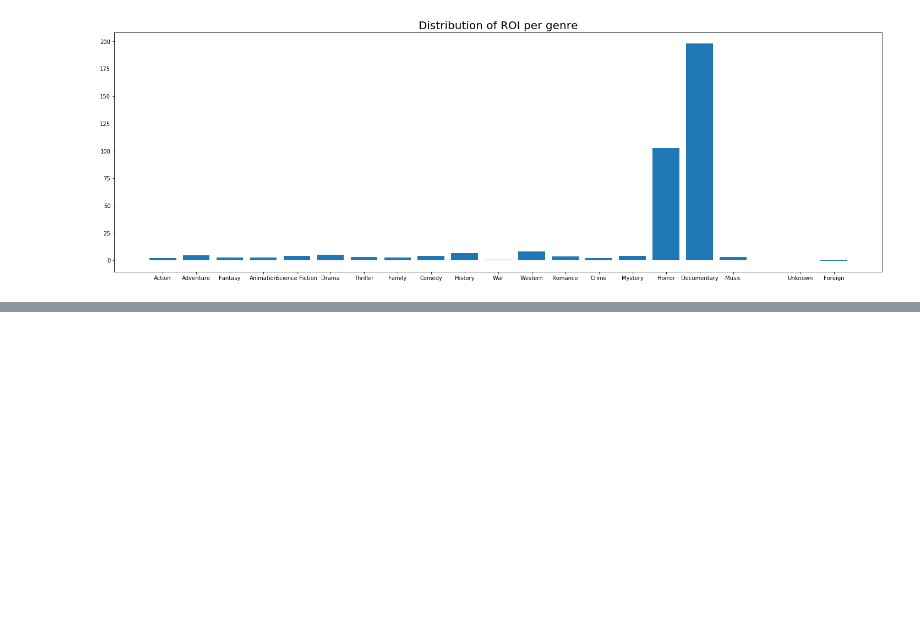
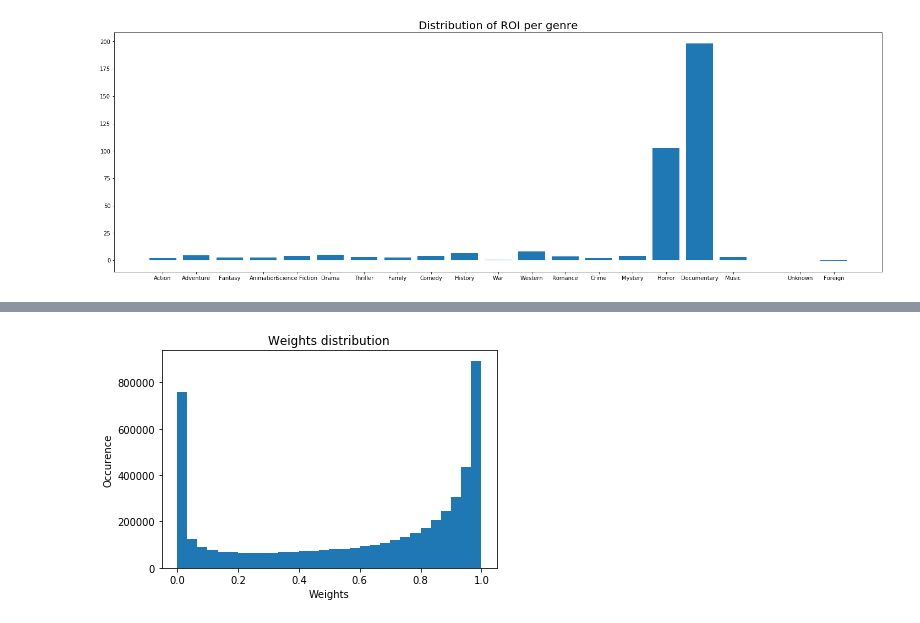
Before and after one commit to swouf/ntds_IMDb_team4, a Jupyter notebook: test_notebook.ipynb, the cells around one changed output, grey strips where cells are left out. Cells and saved outputs as stored; diff of their text form; code cells hidden in the pictures; blank space fills up the shorter version.

```diff
--- a/test_notebook.ipynb
+++ b/test_notebook.ipynb
@@ -161,0 +159,4 @@ Text(0.5,1.05,'Reordered with Kmeans adjacency matrix of the movies connected by
+# %%
+(adjacencyBudget,movies_filtered_by_budget) = ldata.make_budget_based_adjacency(moviesFiltered)
+# %% [output]
+[figure, added]
```
Also changed, not shown: parts of 11 cells of this notebook, 7 other files.
